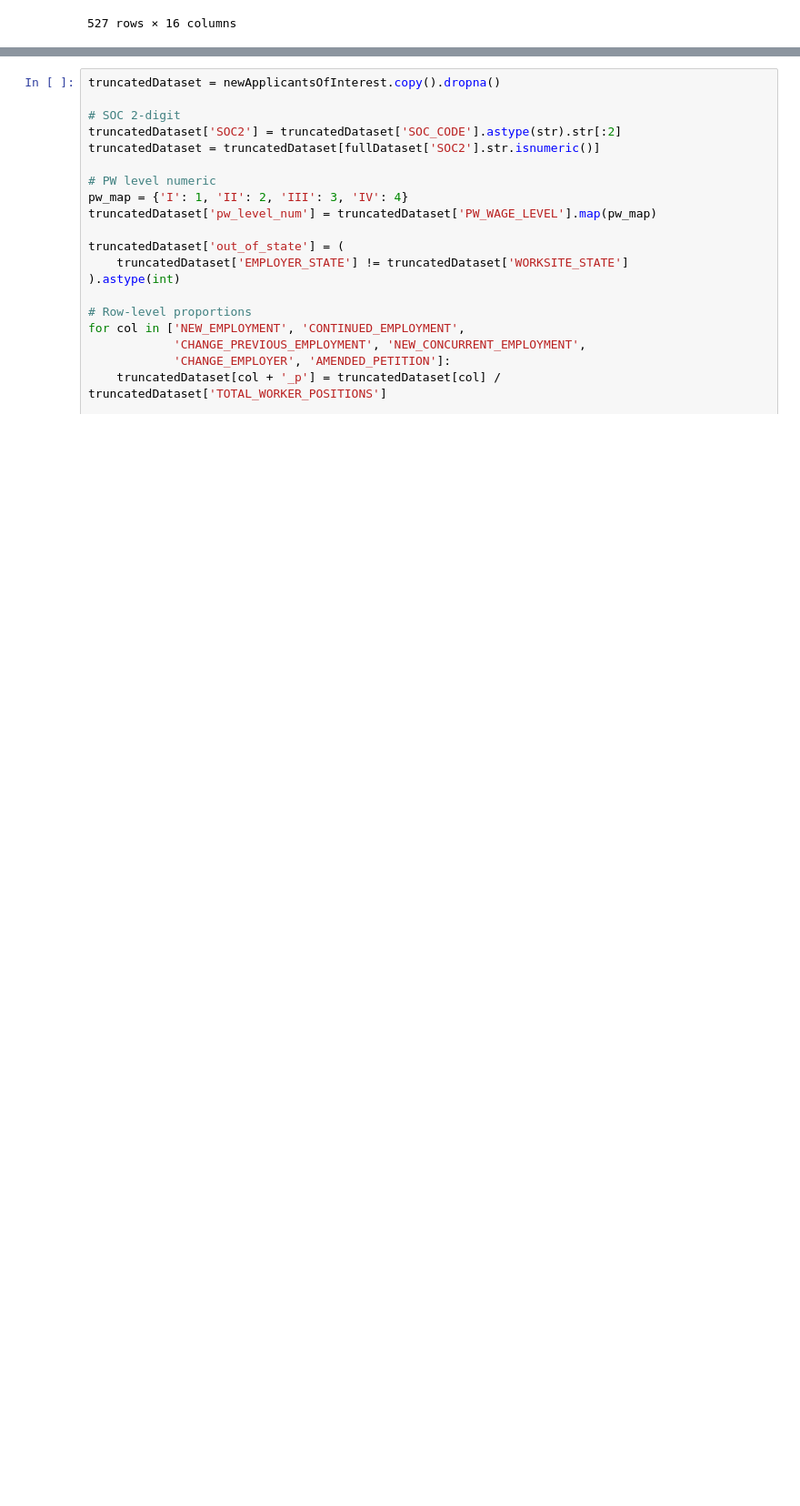
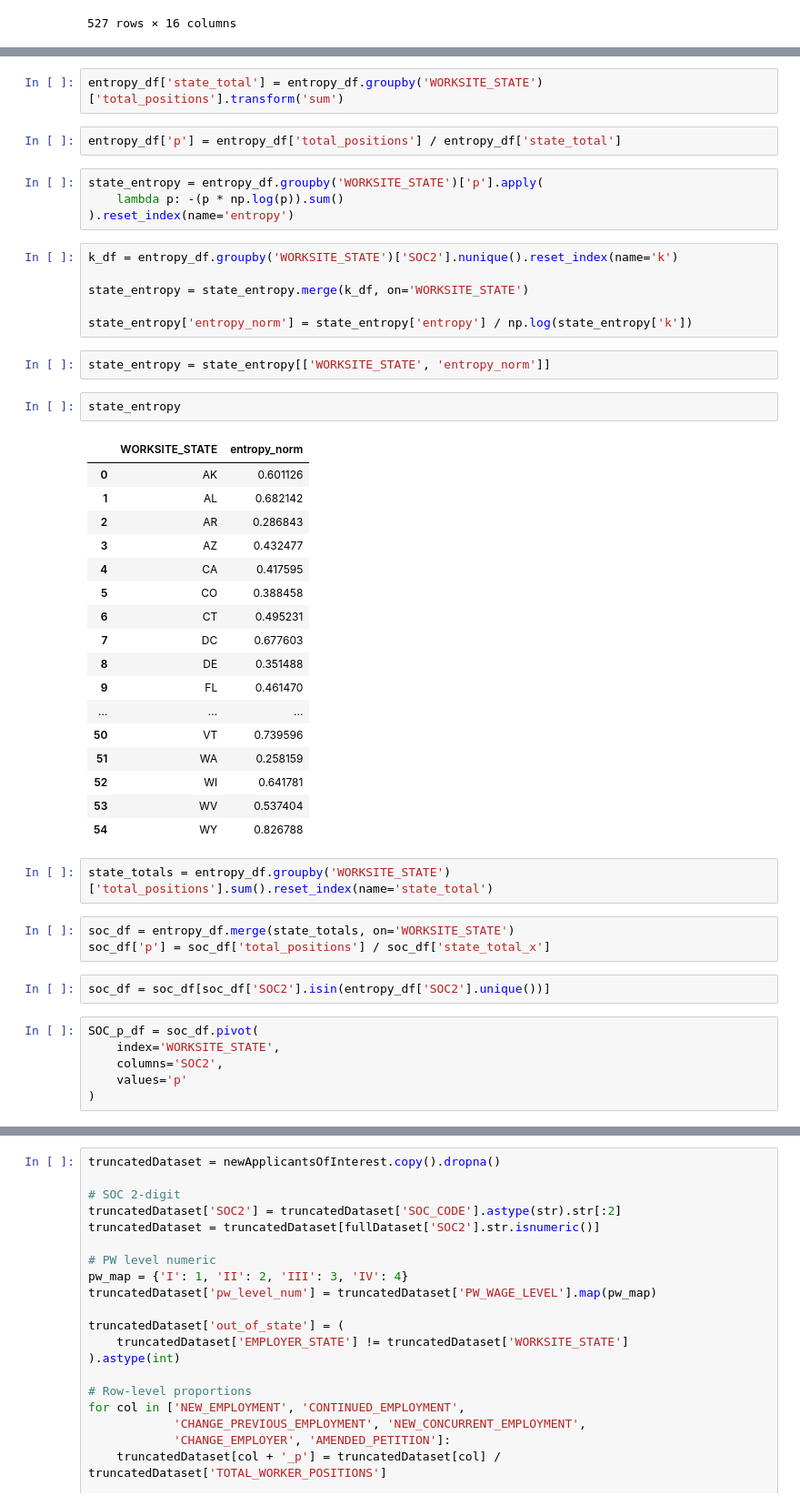
Before and after one commit to PBhandare/unit-3, a Jupyter notebook: data/project/H1BExploration.ipynb, the cells around one changed output, grey strips where cells are left out. Shown at 91% size. Saved outputs shown, nothing was run; the diff lists cells and outputs as text; blank space fills up the shorter version.

```diff
--- a/data/H1BExploration.ipynb
+++ b/data/project/H1BExploration.ipynb
@@ -505,0 +524,49 @@ state_soc2_df
+# %%
+entropy_df['state_total'] = entropy_df.groupby('WORKSITE_STATE')['total_positions'].transform('sum')
+# %%
+entropy_df['p'] = entropy_df['total_positions'] / entropy_df['state_total']
+# %%
+state_entropy = entropy_df.groupby('WORKSITE_STATE')['p'].apply(
+    lambda p: -(p * np.log(p)).sum()
+).reset_index(name='entropy')
+# %%
+k_df = entropy_df.groupby('WORKSITE_STATE')['SOC2'].nunique().reset_index(name='k')
+
+state_entropy = state_entropy.merge(k_df, on='WORKSITE_STATE')
+
+state_entropy['entropy_norm'] = state_entropy['entropy'] / np.log(state_entropy['k'])
+# %%
+state_entropy = state_entropy[['WORKSITE_STATE', 'entropy_norm']]
+# %%
+state_entropy
+# %% [output]
+|  | WORKSITE_STATE | entropy_norm |
+| 0 | AK | 0.601126 |
+| 1 | AL | 0.682142 |
+| 2 | AR | 0.286843 |
+| 3 | AZ | 0.432477 |
+| 4 | CA | 0.417595 |
+| 5 | CO | 0.388458 |
+| 6 | CT | 0.495231 |
+| 7 | DC | 0.677603 |
+| 8 | DE | 0.351488 |
+| 9 | FL | 0.461470 |
+| ... | ... | ... |
+| 50 | VT | 0.739596 |
+| 51 | WA | 0.258159 |
+| 52 | WI | 0.641781 |
+| 53 | WV | 0.537404 |
+| 54 | WY | 0.826788 |
+# %%
+state_totals = entropy_df.groupby('WORKSITE_STATE')['total_positions'].sum().reset_index(name='state_total')
+# %%
+soc_df = entropy_df.merge(state_totals, on='WORKSITE_STATE')
+soc_df['p'] = soc_df['total_positions'] / soc_df['state_total_x']
+# %%
+soc_df = soc_df[soc_df['SOC2'].isin(entropy_df['SOC2'].unique())]
+# %%
+SOC_p_df = soc_df.pivot(
+    index='WORKSITE_STATE',
+    columns='SOC2',
+    values='p'
+)
```
Also changed, not shown: parts of 5 cells of this notebook, 16 other files.
